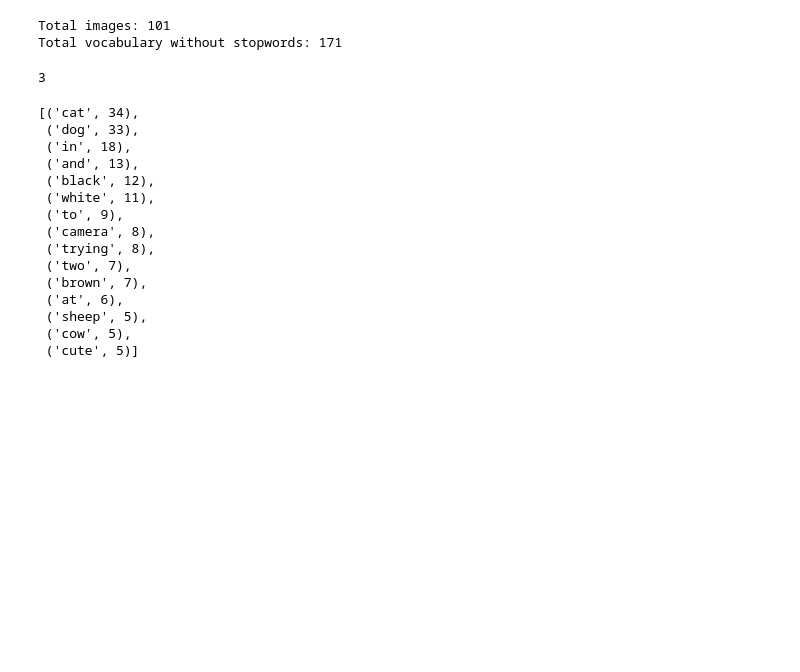
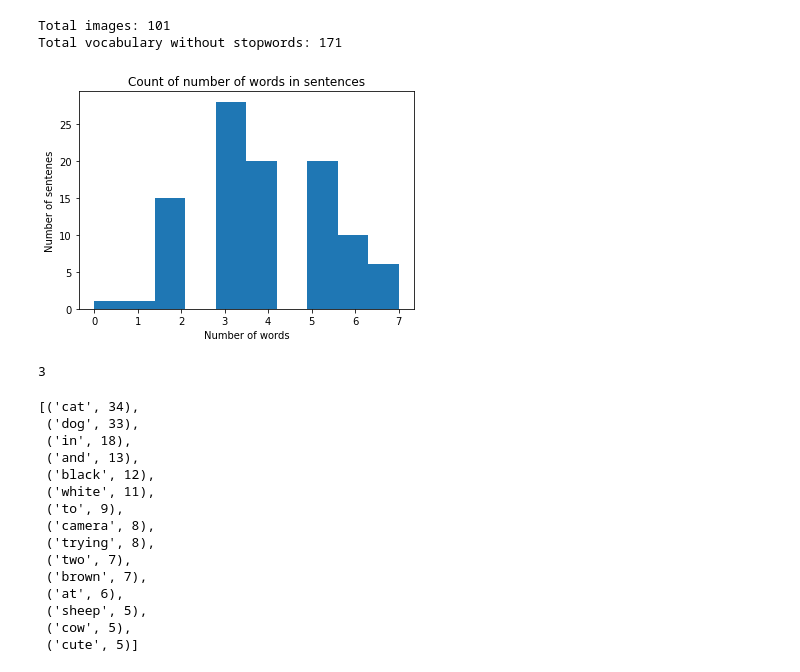
Before and after one commit to CSCI4850/s21-team4-project, a Jupyter notebook: ImageCaptionGenerator.ipynb, the cells around one changed output. Drawn from its saved outputs; the diff is of its cells as text; code cells hidden in the pictures; blank space fills up the shorter version.

```diff
--- a/ImageCaptionGenerator.ipynb
+++ b/ImageCaptionGenerator.ipynb
@@ -39,5 +47,5 @@ def get_vocabulary(dictionary):
 
     return vocab
 # %%
-with open('/home/jovyan/s21-team4-project/xception_example/xception_example.txt', 'r') as f:
+with open('/home/jovyan/CSCI 4850 Neural Nets/Project-group4/s21-team4-project/xception_example/xception_example.txt', 'r') as f:
     all_desc = f.read().split('\n')
@@ -79,6 +86,14 @@ Total vocabulary without stopwords: 171
 all_sent_list = [item.strip('startseq').strip('endseq').strip(' ') for sublist in list(all_dict.values()) for item in sublist]
 # %%
 all_sent_len = [len(sent) for sent in all_sent_list]
+# %%
+plt.hist([len(sentence.split()) for sentence in all_sent_list])
+plt.xlabel('Number of words')
+plt.ylabel('Number of sentenes')
+plt.title('Count of number of words in sentences')
+plt.show()
+# %% [output]
+[figure, added]
 # %%
 avg_sent_len = int(np.mean([len(sentence.split()) for sentence in all_sent_list]))
 avg_sent_len
```
Also changed, not shown: parts of 16 cells of this notebook, 1 other file.
